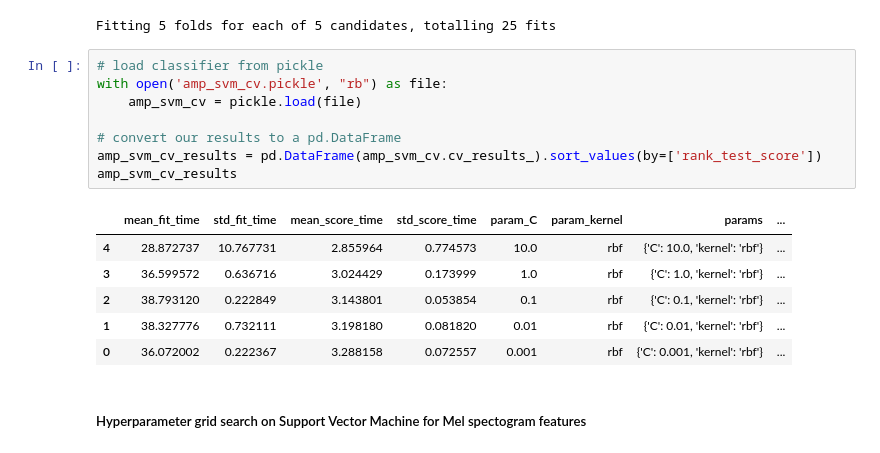
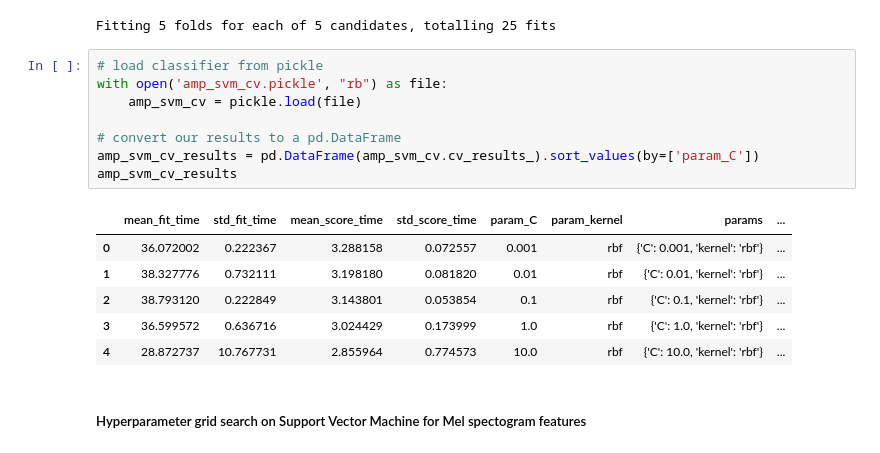
Before and after one commit to rodneyslafuente/cs181-practical, a Jupyter notebook: Practical_Notebook.ipynb, the cells around one changed output. Cells and saved outputs as stored; diff of their text form.

Commit message:
input all data

```diff
--- a/Practical_Notebook.ipynb
+++ b/Practical_Notebook.ipynb
@@ -337,18 +337,18 @@ Fitting 5 folds for each of 5 candidates, totalling 25 fits
 # %%
 # load classifier from pickle
 with open('amp_svm_cv.pickle', "rb") as file:
     amp_svm_cv = pickle.load(file)
 
 # convert our results to a pd.DataFrame
-amp_svm_cv_results = pd.DataFrame(amp_svm_cv.cv_results_).sort_values(by=['rank_test_score'])
+amp_svm_cv_results = pd.DataFrame(amp_svm_cv.cv_results_).sort_values(by=['param_C'])
 amp_svm_cv_results
 # %% [output]
 |  | mean_fit_time | std_fit_time | mean_score_time | std_score_time | param_C | param_kernel | params | ... |
+| 0 | 36.072002 | 0.222367 | 3.288158 | 0.072557 | 0.001 | rbf | {'C': 0.001, 'kernel': 'rbf'} | ... |
+| 1 | 38.327776 | 0.732111 | 3.198180 | 0.081820 | 0.01 | rbf | {'C': 0.01, 'kernel': 'rbf'} | ... |
+| 2 | 38.793120 | 0.222849 | 3.143801 | 0.053854 | 0.1 | rbf | {'C': 0.1, 'kernel': 'rbf'} | ... |
+| 3 | 36.599572 | 0.636716 | 3.024429 | 0.173999 | 1.0 | rbf | {'C': 1.0, 'kernel': 'rbf'} | ... |
 | 4 | 28.872737 | 10.767731 | 2.855964 | 0.774573 | 10.0 | rbf | {'C': 10.0, 'kernel': 'rbf'} | ... |
-| 3 | 36.599572 | 0.636716 | 3.024429 | 0.173999 | 1.0 | rbf | {'C': 1.0, 'kernel': 'rbf'} | ... |
-| 2 | 38.793120 | 0.222849 | 3.143801 | 0.053854 | 0.1 | rbf | {'C': 0.1, 'kernel': 'rbf'} | ... |
-| 1 | 38.327776 | 0.732111 | 3.198180 | 0.081820 | 0.01 | rbf | {'C': 0.01, 'kernel': 'rbf'} | ... |
-| 0 | 36.072002 | 0.222367 | 3.288158 | 0.072557 | 0.001 | rbf | {'C': 0.001, 'kernel': 'rbf'} | ... |
 # %% [markdown]
 ##### Hyperparameter grid search on Support Vector Machine for Mel spectogram features
 # %%
```
Also changed, not shown: parts of 5 cells of this notebook, 2 other files.
